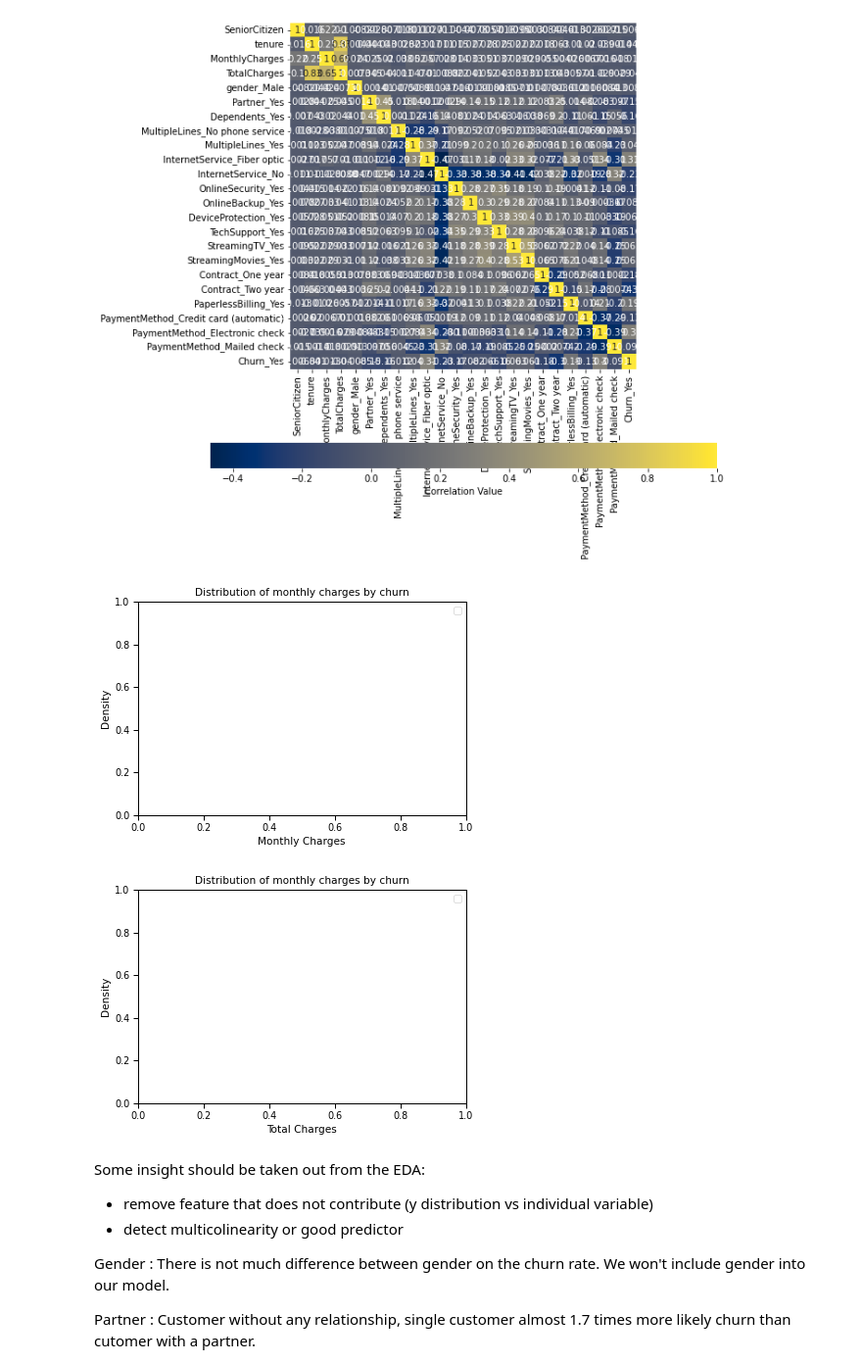
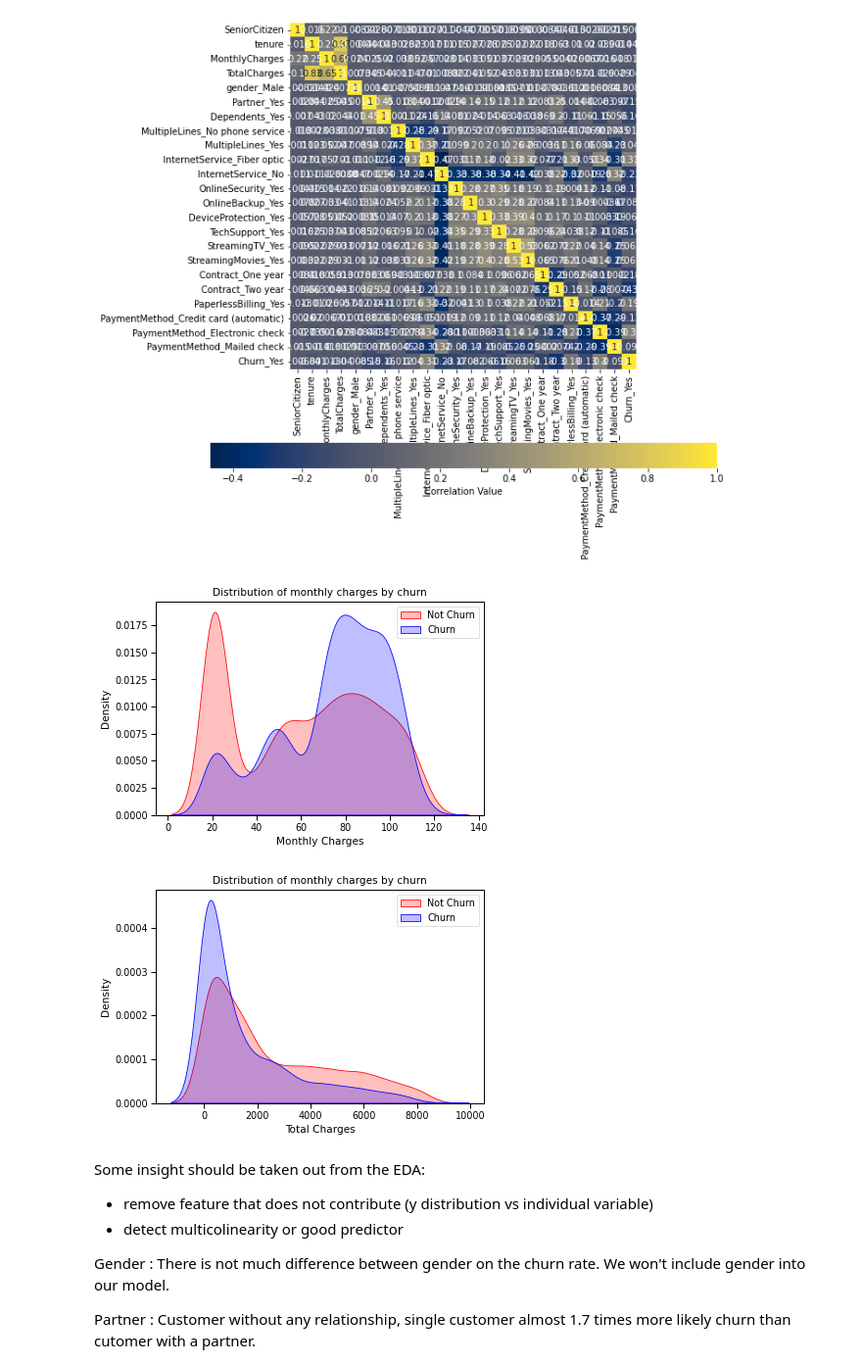
Before and after one commit to ShawnLiu119/Telco-Customer-Churn-Prediction, a Jupyter notebook: churn_pred.ipynb, the cells around one changed output. Shown at 98% size. Saved outputs shown, nothing was run; the diff lists cells and outputs as text; code cells hidden in the pictures.

```diff
--- a/churn_pred.ipynb
+++ b/churn_pred.ipynb
@@ -271,30 +271,30 @@ draw_corr(df_2)
 # %%
 ### distribution --> target vs individual variable
 sns.set_context("paper",font_scale=1.1)
-ax = sns.kdeplot(df.MonthlyCharges[(df["Churn"] == 0) ],
+ax = sns.kdeplot(df.MonthlyCharges[(df["Churn"] == 'No') ],
                 color="Red", shade = True);
-ax = sns.kdeplot(df.MonthlyCharges[(df["Churn"] == 1) ],
+ax = sns.kdeplot(df.MonthlyCharges[(df["Churn"] == 'Yes') ],
                 ax =ax, color="Blue", shade= True);
 ax.legend(["Not Churn","Churn"],loc='upper right');
 ax.set_ylabel('Density');
 ax.set_xlabel('Monthly Charges');
 ax.set_title('Distribution of monthly charges by churn');
 
 #price seems to matter that, high monthly charge lead people to leave
 # %% [output]
-[figure, old version]
+[figure, new version]
 # %%
 sns.set_context("paper",font_scale=1.1)
-ax = sns.kdeplot(df.TotalCharges[(df["Churn"] == 0) ],
+ax = sns.kdeplot(df.TotalCharges[(df["Churn"] == 'No') ],
                 color="Red", shade = True);
-ax = sns.kdeplot(df.TotalCharges[(df["Churn"] == 1) ],
+ax = sns.kdeplot(df.TotalCharges[(df["Churn"] == 'Yes') ],
                 ax =ax, color="Blue", shade= True);
 ax.legend(["Not Churn","Churn"],loc='upper right');
 ax.set_ylabel('Density');
 ax.set_xlabel('Total Charges');
 ax.set_title('Distribution of monthly charges by churn');
 # %% [output]
-[figure, old version]
+[figure, new version]
 # %% [markdown]
 Some insight should be taken out from the EDA:
 - remove feature that does not contribute (y distribution vs individual variable)
```
Also changed, not shown: parts of 4 cells of this notebook.
